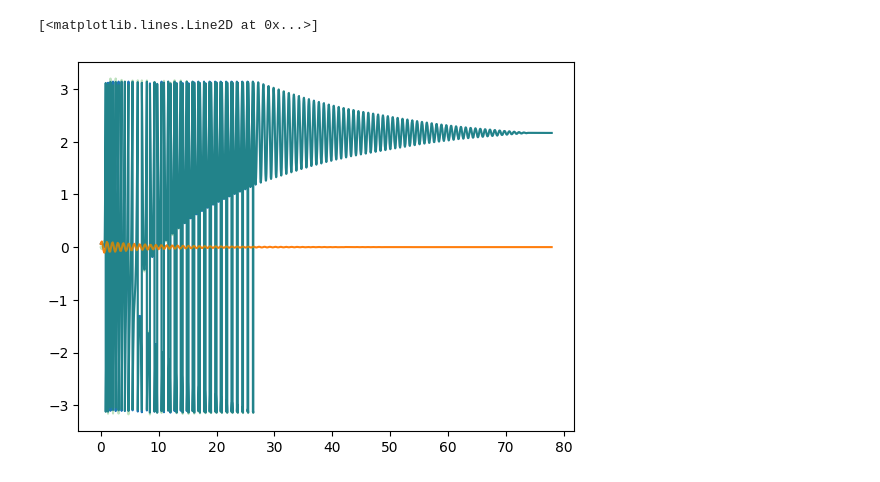
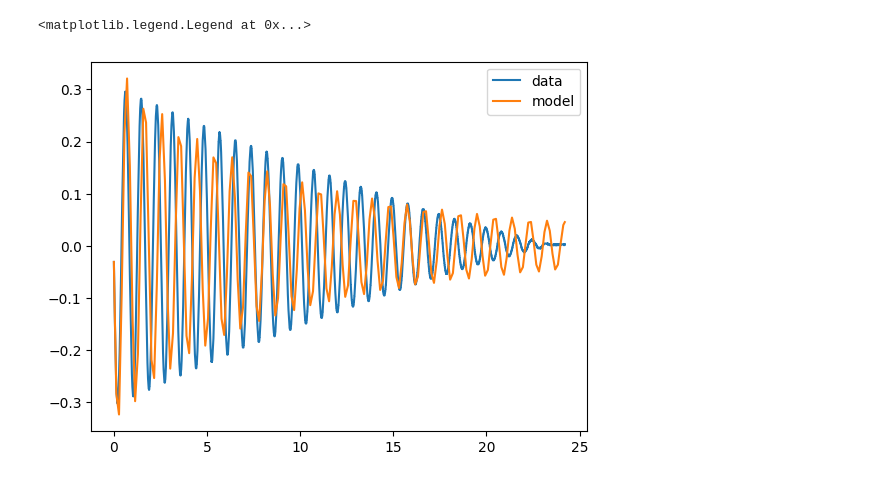
Before and after one commit to MichaelPanzer/pendulum-control, a Jupyter notebook: model_fitting.ipynb, the cells around one changed output. Cells and saved outputs as stored; diff of their text form; code cells hidden in the pictures.

Commit message:
fixed filter

```diff
--- a/model_fitting.ipynb
+++ b/model_fitting.ipynb
@@ -7,7 +8,13 @@ from scipy.optimize import minimize
 # %%
-time, angle = list(zip(*data))
+time, theta = list(zip(*data[20000:]))
 
 time = np.array(time)-time[0]
-plt.plot(time, angle)
+plt.plot(time, theta)
 plt.show()
+theta_dot = savgol_filter(np.gradient(theta, time), 100, 2)
+plt.plot(time, theta_dot)
+plt.show()
+theta_ddot = savgol_filter(np.gradient(theta_dot, time), 80, 2)
+plt.plot(time, theta_ddot)
+plt.show()
 # %% [output]
@@ -15,45 +24,44 @@ plt.show()
 # %%
+def norm(th):
+    th = np.mod(th, 2*np.pi)
+    th = np.where(th > np.pi, th - 2*np.pi, th)
+    return th
+
 g = 9.81
 
 m_bob = 10e-3#32e-3 - 10e-3
 m_shaft = 48e-3
-m_rod = 25e-3#30e-3
+m_rod = 27e-3#30e-3
 
 r_shaft = 8e-3/2
 len = 200e-3 # 320e-3
-c = 0.0002
+c1 = 1e-4
 
 def pendulum(t, y, params):
     """returns the full nonlinear state space derivative"""
-    m_bob, m_shaft, m_rod, r_shaft, len, c = params
+    m_bob, m_shaft, m_rod, r_shaft, len, c1, c2 = params
     th, th_dot = y
-
     x_dot = 0
     x_ddot = 0
-
-    th = th%(2*np.pi)
-
+    c = c1 + c2*np.abs(th_dot)
 
     denom = 12*len**2*m_bob + 7*len**2*m_rod + 6*m_shaft*r_shaft**2
-
-
     th_ddot = -(12*c*th_dot + 12*g*len*m_bob*np.sin(th) + 6*g*len*m_rod*np.sin(th) + 12*len*m_bob*np.cos(th)*x_ddot + 6*len*m_rod*np.cos(th)*x_ddot)/denom
     return np.array([th_dot, th_ddot])
 
-y0 = [angle[0],(angle[1]-angle[0])/time[1]]
+y0 = [theta[0], theta_dot[0]]
 t_span = (time[0], time[-1])
 
 def residuals(params):
-    out = solve_ivp(pendulum, t_span, y0, args=[params])
+    return np.linalg.norm([pendulum(0, [th, th_d], params)[1]-th_dd for th, th_d, th_dd in zip(theta, theta_dot, theta_ddot)])
 
-    return np.array(angle) - np.interp(time, out.t, out.y[0])
+p0 = [m_bob, m_shaft, m_rod, r_shaft, len, c1, c2]
 
-p0 = [m_bob, m_shaft, m_rod, r_shaft, len, c]
 out = solve_ivp(pendulum, t_span, y0, args=[p0])
-plt.plot(time, angle, label='data')
-plt.plot(out.t, out.y[0], label='model')
-plt.plot(time, residuals(p0), label='err', alpha=0.3)
+plt.plot(time, theta, label='data')
+plt.plot(out.t, norm(out.y[0]), label='model')
+plt.legend()
 # %% [output]
-[<matplotlib.lines.Line2D at 0x...>]
+<matplotlib.legend.Legend at 0x...>
-[figure, old version]
+[figure, new version]
 # %%
```
Also changed, not shown: parts of 4 cells of this notebook, 2 other files.
